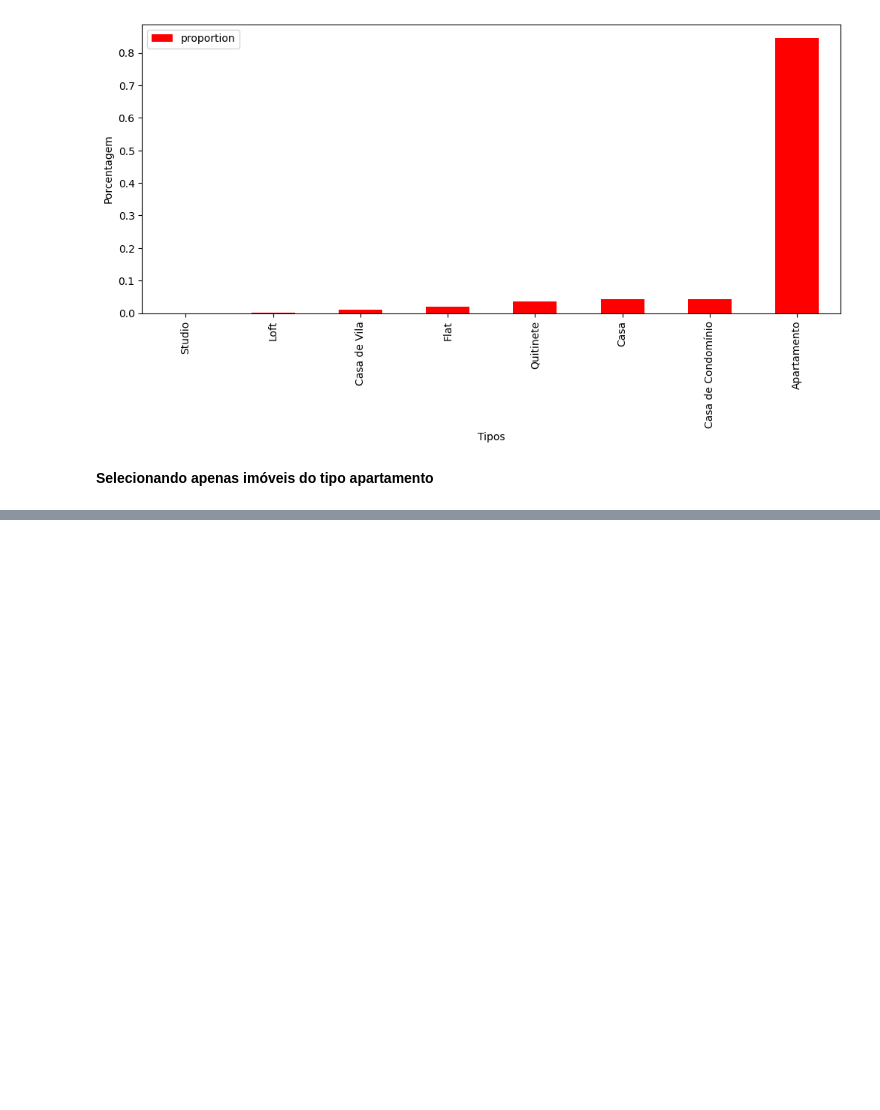
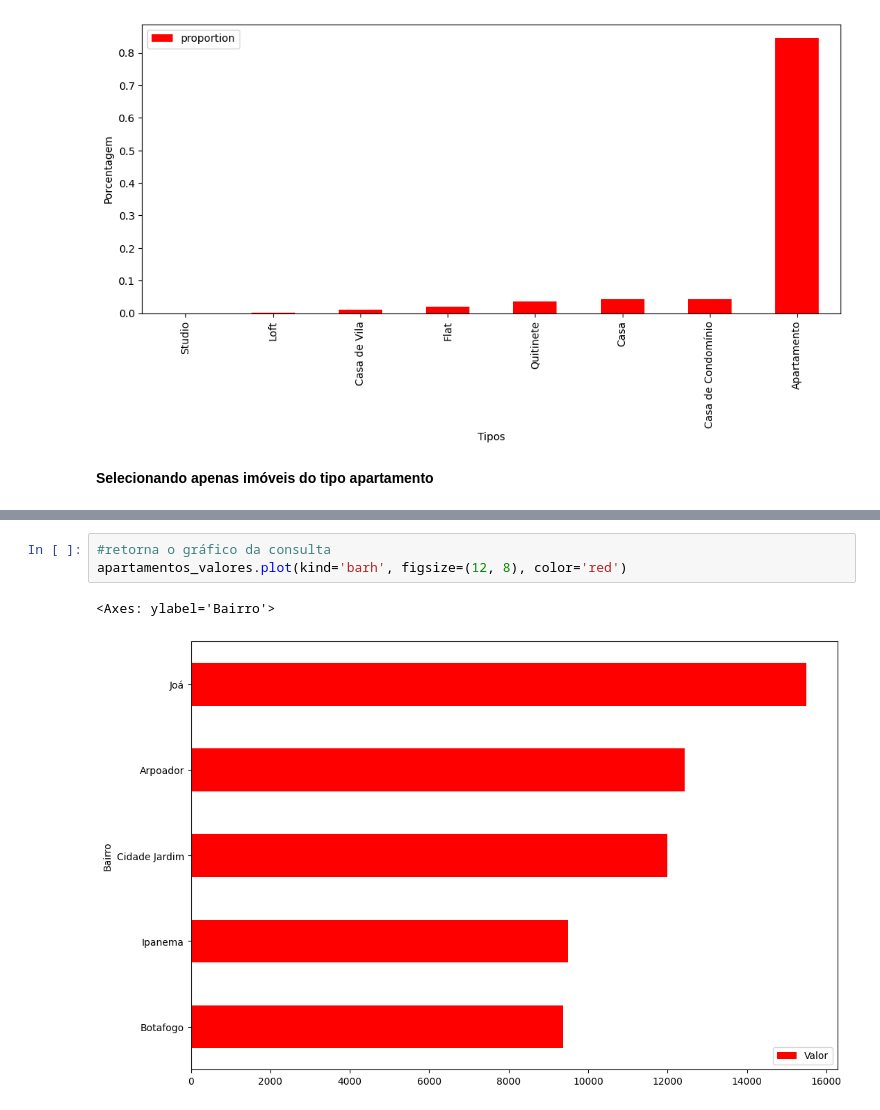
Before and after one commit to felipebocajr/Python-para-dados, a Jupyter notebook: pandas/pandas_alura.ipynb, the cells around one changed output, grey strips where cells are left out. Drawn from its saved outputs; the diff is of its cells as text; blank space fills up the shorter version.

```diff
--- a/pandas/pandas_alura.ipynb
+++ b/pandas/pandas_alura.ipynb
@@ -394,0 +404,6 @@ ap_nao_comerciais.head()
+# %%
+#retorna o gráfico da consulta
+apartamentos_valores.plot(kind='barh', figsize=(12, 8), color='red')
+# %% [output]
+<Axes: ylabel='Bairro'>
+[figure, added]
```
Also changed, not shown: parts of 7 cells of this notebook.
